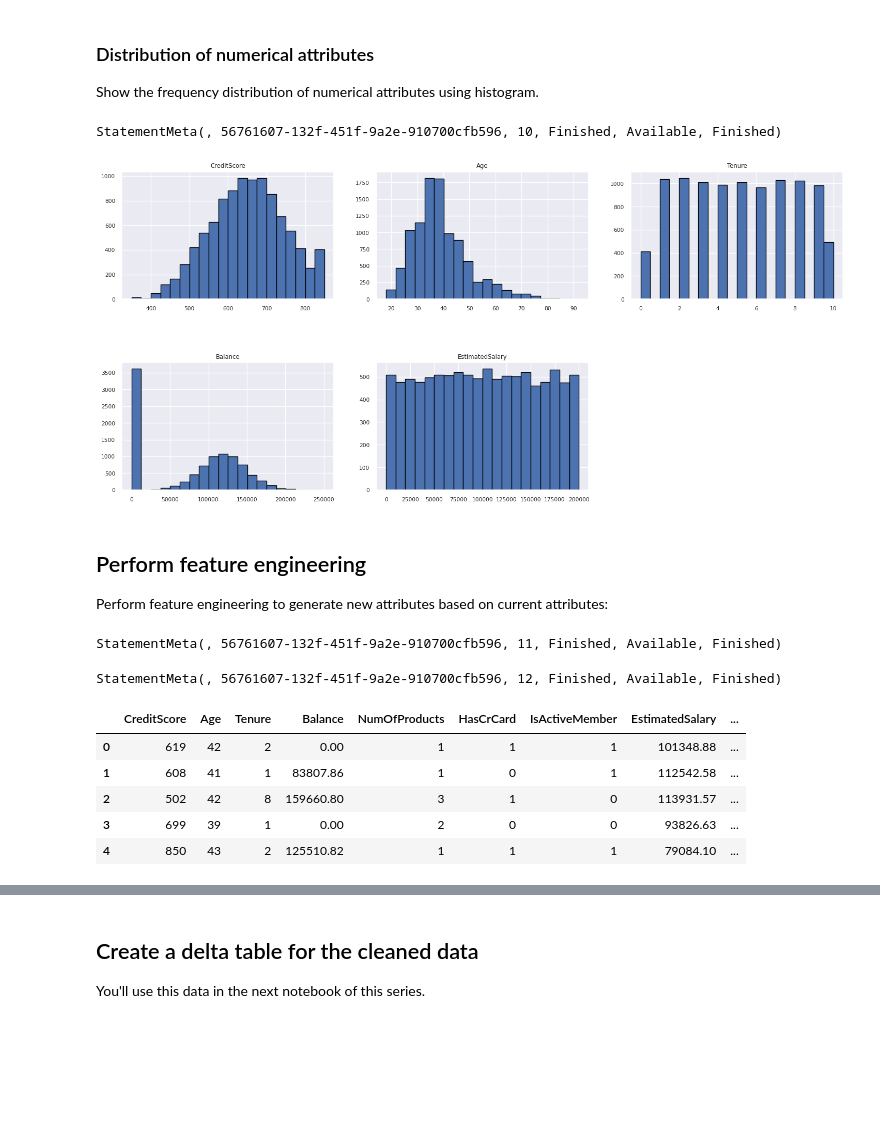
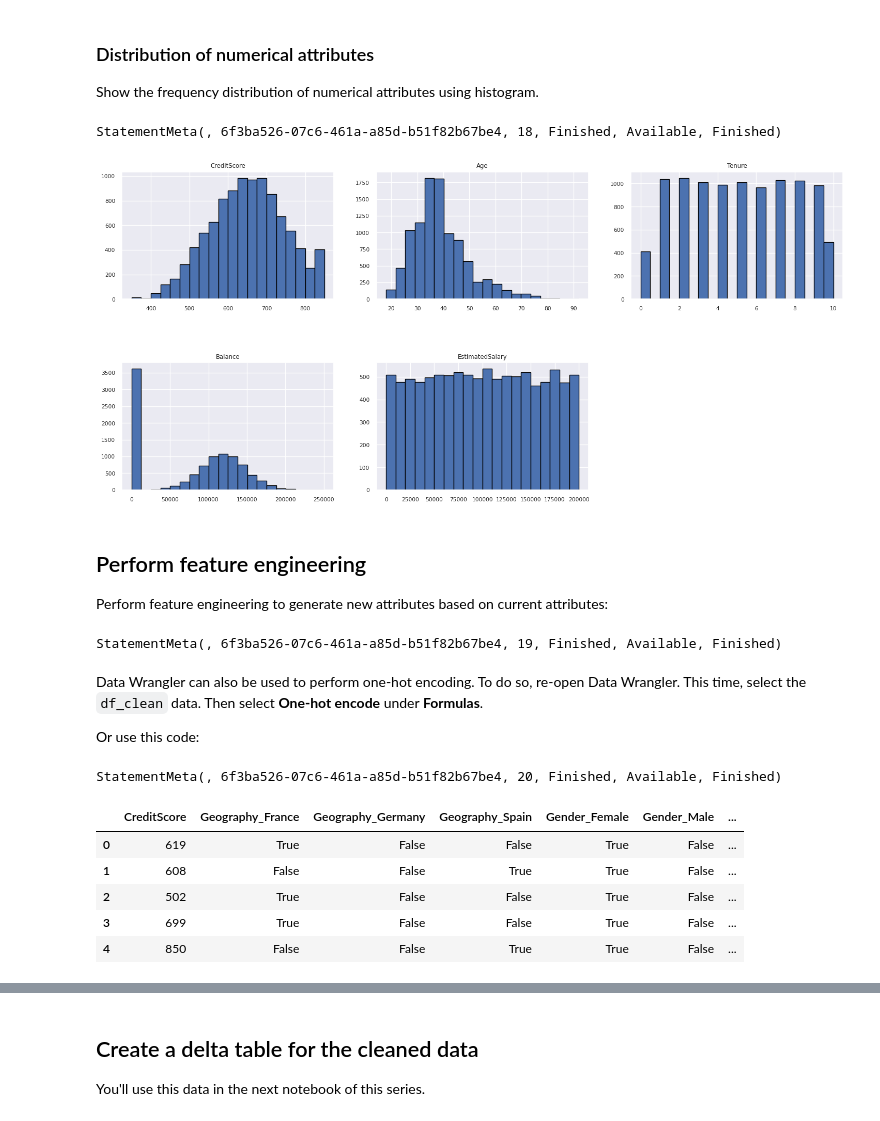
Before and after one commit to channottems/azure_fabric_data_science, a Jupyter notebook: ProCodeScenario/2-explore-cleanse-data.ipynb, the cells around one changed output, grey strips where cells are left out. Saved outputs shown, nothing was run; the diff lists cells and outputs as text; code cells hidden in the pictures; blank space fills up the shorter version.

```diff
--- a/ProCodeScenario/2-explore-cleanse-data.ipynb
+++ b/ProCodeScenario/2-explore-cleanse-data.ipynb
@@ -10,5 +26,5 @@ df = (
     .option("inferSchema", True)
     .csv("Files/churn/raw/churn.csv")
     .cache()
-).toPandas()
+)
 # %% [output]
@@ -15,0 +36,2 @@ StatementMeta(, 56761607-132f-451f-9a2e-910700cfb596, 3, Finished, Available, Fi
+# %%
+df = df.toPandas()
@@ -35,0 +60,14 @@ SynapseWidget(Synapse.DataFrame, c25303d0-4897-4ee6-a00d-da923b27a708)
+# %%
+# Code generated by Data Wrangler for pandas DataFrame
+
+def clean_data(df):
+    # Drop duplicate rows in columns: 'CustomerId', 'RowNumber'
+    df = df.drop_duplicates(subset=['CustomerId', 'RowNumber'])
+    # Drop rows with missing data across all columns
+    df = df.dropna()
+    # Drop columns: 'CustomerId', 'RowNumber', 'Surname'
+    df = df.drop(columns=['CustomerId', 'RowNumber', 'Surname'])
+    return df
+
+df_clean = clean_data(df.copy())
+df_clean.head()
@@ -132,35 +200,43 @@ for i,j in itertools.zip_longest(columns, range(length)):
     plt.title(i)
 plt.show()
 # %% [output]
-StatementMeta(, 56761607-132f-451f-9a2e-910700cfb596, 10, Finished, Available, Finished)
+StatementMeta(, 6f3ba526-07c6-461a-a85d-b51f82b67be4, 18, Finished, Available, Finished)
 [figure]
 # %% [markdown]
 ## Perform feature engineering
 
 Perform feature engineering to generate new attributes based on current attributes:
 # %%
-import pandas as pd
-
 df_clean["NewTenure"] = df_clean["Tenure"]/df_clean["Age"]
 df_clean["NewCreditsScore"] = pd.qcut(df_clean['CreditScore'], 6, labels = [1, 2, 3, 4, 5, 6])
 df_clean["NewAgeScore"] = pd.qcut(df_clean['Age'], 8, labels = [1, 2, 3, 4, 5, 6, 7, 8])
 df_clean["NewBalanceScore"] = pd.qcut(df_clean['Balance'].rank(method="first"), 5, labels = [1, 2, 3, 4, 5])
 df_clean["NewEstSalaryScore"] = pd.qcut(df_clean['EstimatedSalary'], 10, labels = [1, 2, 3, 4, 5, 6, 7, 8, 9, 10])
-
-def clean_data(df_clean):
-    # One-hot encode columns: 'Geography', 'Gender'
-    df_clean = pd.get_dummies(df_clean, columns=['Geography', 'Gender'])
-    return df_clean
 # %% [output]
-StatementMeta(, 56761607-132f-451f-9a2e-910700cfb596, 11, Finished, Available, Finished)
+StatementMeta(, 6f3ba526-07c6-461a-a85d-b51f82b67be4, 19, Finished, Available, Finished)
+# %% [markdown]
+Data Wrangler can also be used to perform one-hot encoding.  To do so, re-open Data Wrangler.  This time, select the `df_clean` data. Then select **One-hot encode** under **Formulas**.
+
+Or use this code:
 # %%
+# Code generated by Data Wrangler for pandas DataFrame
+
+import pandas as pd
+
+def clean_data(df_clean):
+    # One-hot encode columns: 'Geography', 'Gender'
+    for column in ['Geography', 'Gender']:
+        insert_loc = df_clean.columns.get_loc(column)
+        df_clean = pd.concat([df_clean.iloc[:,:insert_loc], pd.get_dummies(df_clean.loc[:, [column]]), df_clean.iloc[:,insert_loc+1:]], axis=1)
+    return df_clean
+
 df_clean_1 = clean_data(df_clean.copy())
 df_clean_1.head()
 # %% [output]
-StatementMeta(, 56761607-132f-451f-9a2e-910700cfb596, 12, Finished, Available, Finished)
+StatementMeta(, 6f3ba526-07c6-461a-a85d-b51f82b67be4, 20, Finished, Available, Finished)
-|  | CreditScore | Age | Tenure | Balance | NumOfProducts | HasCrCard | IsActiveMember | EstimatedSalary | ... |
-| 0 | 619 | 42 | 2 | 0.00 | 1 | 1 | 1 | 101348.88 | ... |
-| 1 | 608 | 41 | 1 | 83807.86 | 1 | 0 | 1 | 112542.58 | ... |
-| 2 | 502 | 42 | 8 | 159660.80 | 3 | 1 | 0 | 113931.57 | ... |
-| 3 | 699 | 39 | 1 | 0.00 | 2 | 0 | 0 | 93826.63 | ... |
-| 4 | 850 | 43 | 2 | 125510.82 | 1 | 1 | 1 | 79084.10 | ... |
+|  | CreditScore | Geography_France | Geography_Germany | Geography_Spain | Gender_Female | Gender_Male | ... |
+| 0 | 619 | True | False | False | True | False | ... |
+| 1 | 608 | False | False | True | True | False | ... |
+| 2 | 502 | True | False | False | True | False | ... |
+| 3 | 699 | True | False | False | True | False | ... |
+| 4 | 850 | False | False | True | True | False | ... |
```
Also changed, not shown: parts of 19 cells of this notebook, 2 other files.
